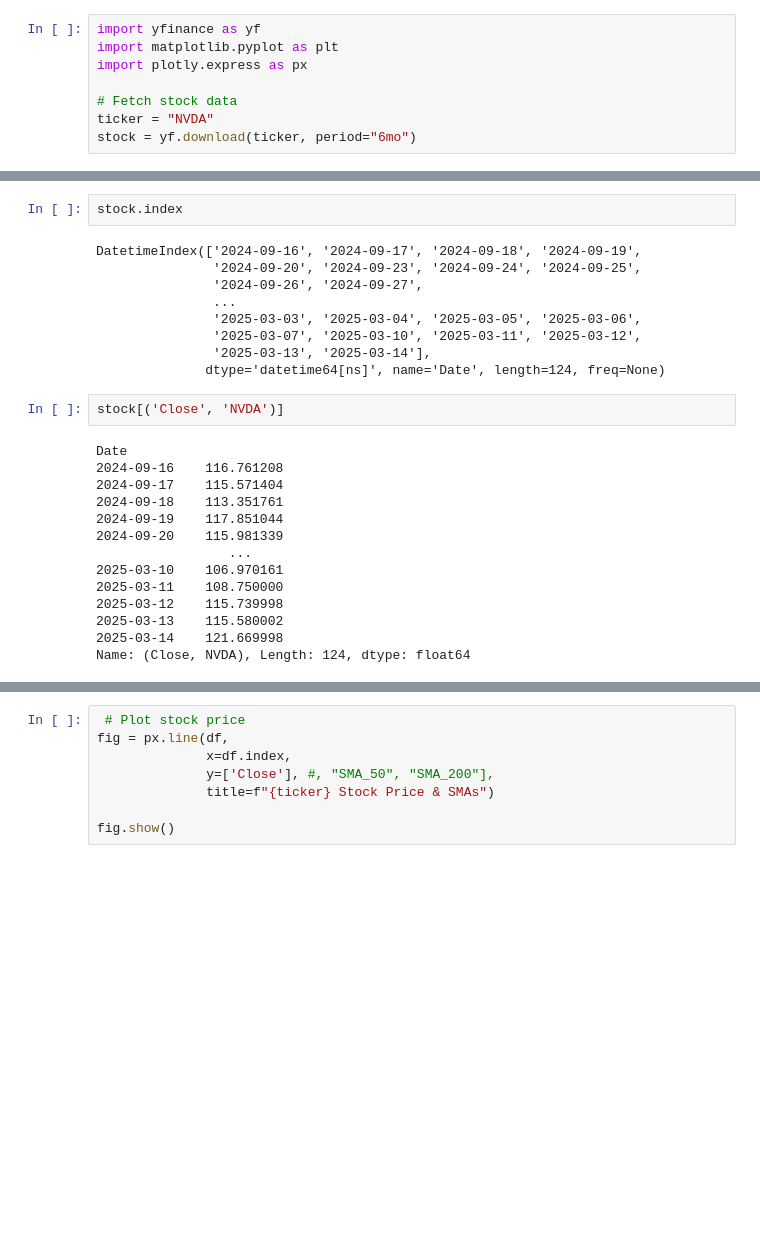
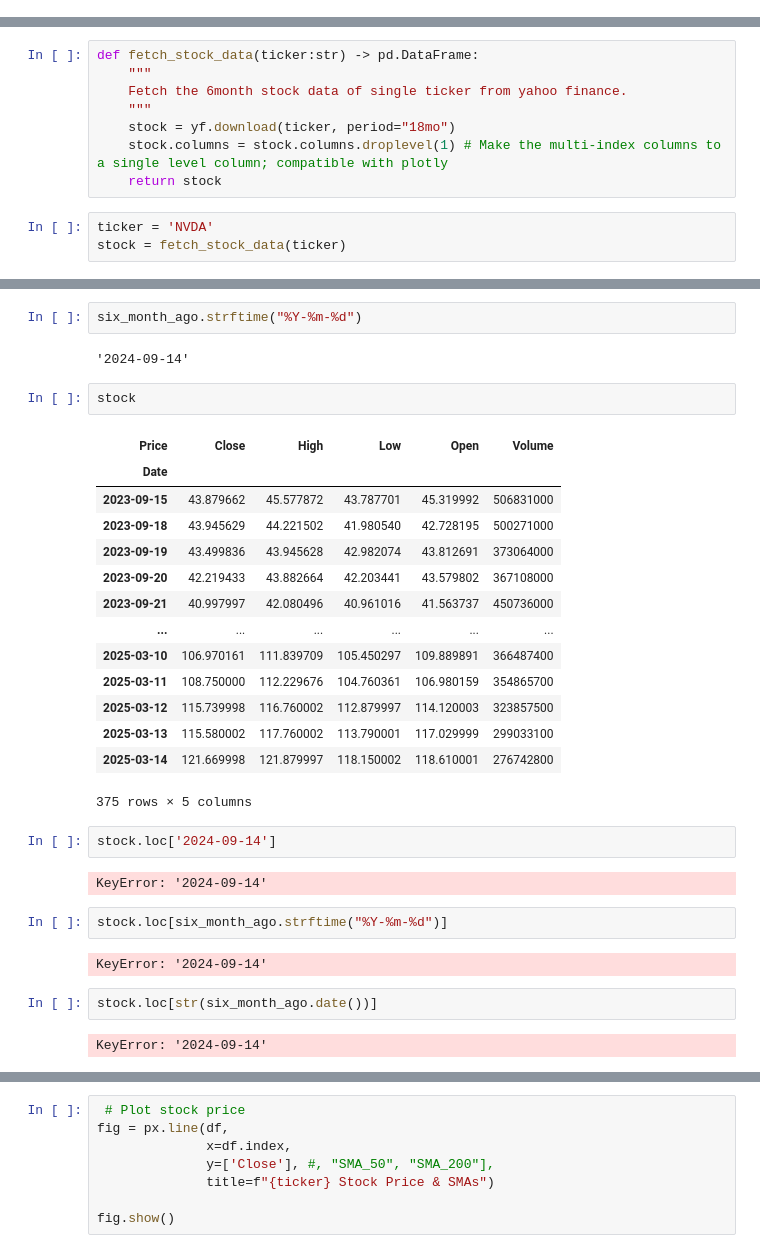
Before and after one commit to sangjunyoo-phd/Investment-Assistance-Dashboard, a Jupyter notebook: test.ipynb, the cells around one changed output, grey strips where cells are left out. Cells and saved outputs as stored; diff of their text form; blank space fills up the shorter version.

Commit message:
Testing SMA metric. Played with Datetime index of the df

```diff
--- a/test.ipynb
+++ b/test.ipynb
@@ -1,8 +0,0 @@
-# %%
-import yfinance as yf
-import matplotlib.pyplot as plt
-import plotly.express as px
-
-# Fetch stock data
-ticker = "NVDA"
-stock = yf.download(ticker, period="6mo")
@@ -32,0 +6,11 @@ df
+# %%
+def fetch_stock_data(ticker:str) -> pd.DataFrame:
+    """
+    Fetch the 6month stock data of single ticker from yahoo finance.
+    """
+    stock = yf.download(ticker, period="18mo")
+    stock.columns = stock.columns.droplevel(1) # Make the multi-index columns to a single level column; compatible with plotly
+    return stock
+# %%
+ticker = 'NVDA'
+stock = fetch_stock_data(ticker)
@@ -33,27 +60,33 @@ df
+# %%
+six_month_ago.strftime("%Y-%m-%d")
+# %% [output]
+'2024-09-14'
 # %%
-stock.index
+stock
 # %% [output]
+| Price | Close | High | Low | Open | Volume |
+| Date |  |  |  |  |  |
+| 2023-09-15 | 43.879662 | 45.577872 | 43.787701 | 45.319992 | 506831000 |
+| 2023-09-18 | 43.945629 | 44.221502 | 41.980540 | 42.728195 | 500271000 |
+| 2023-09-19 | 43.499836 | 43.945628 | 42.982074 | 43.812691 | 373064000 |
+| 2023-09-20 | 42.219433 | 43.882664 | 42.203441 | 43.579802 | 367108000 |
+| 2023-09-21 | 40.997997 | 42.080496 | 40.961016 | 41.563737 | 450736000 |
+| ... | ... | ... | ... | ... | ... |
+| 2025-03-10 | 106.970161 | 111.839709 | 105.450297 | 109.889891 | 366487400 |
+| 2025-03-11 | 108.750000 | 112.229676 | 104.760361 | 106.980159 | 354865700 |
+| 2025-03-12 | 115.739998 | 116.760002 | 112.879997 | 114.120003 | 323857500 |
+| 2025-03-13 | 115.580002 | 117.760002 | 113.790001 | 117.029999 | 299033100 |
+| 2025-03-14 | 121.669998 | 121.879997 | 118.150002 | 118.610001 | 276742800 |
-DatetimeIndex(['2024-09-16', '2024-09-17', '2024-09-18', '2024-09-19',
-               '2024-09-20', '2024-09-23', '2024-09-24', '2024-09-25',
-               '2024-09-26', '2024-09-27',
-               ...
-               '2025-03-03', '2025-03-04', '2025-03-05', '2025-03-06',
-               '2025-03-07', '2025-03-10', '2025-03-11', '2025-03-12',
-               '2025-03-13', '2025-03-14'],
-              dtype='datetime64[ns]', name='Date', length=124, freq=None)
+375 rows × 5 columns
-# %%
-stock[('Close', 'NVDA')]
-# %% [output]
-Date
-2024-09-16    116.761208
-2024-09-17    115.571404
-2024-09-18    113.351761
-2024-09-19    117.851044
-2024-09-20    115.981339
-                 ...
-2025-03-10    106.970161
-2025-03-11    108.750000
-2025-03-12    115.739998
-2025-03-13    115.580002
-2025-03-14    121.669998
-Name: (Close, NVDA), Length: 124, dtype: float64
+# %%
+stock.loc['2024-09-14']
+# %% [output]
+KeyError: '2024-09-14'
+# %%
+stock.loc[six_month_ago.strftime("%Y-%m-%d")]
+# %% [output]
+KeyError: '2024-09-14'
+# %%
+stock.loc[str(six_month_ago.date())]
+# %% [output]
+KeyError: '2024-09-14'
```
Also changed, not shown: parts of 13 cells of this notebook, 3 other files.
